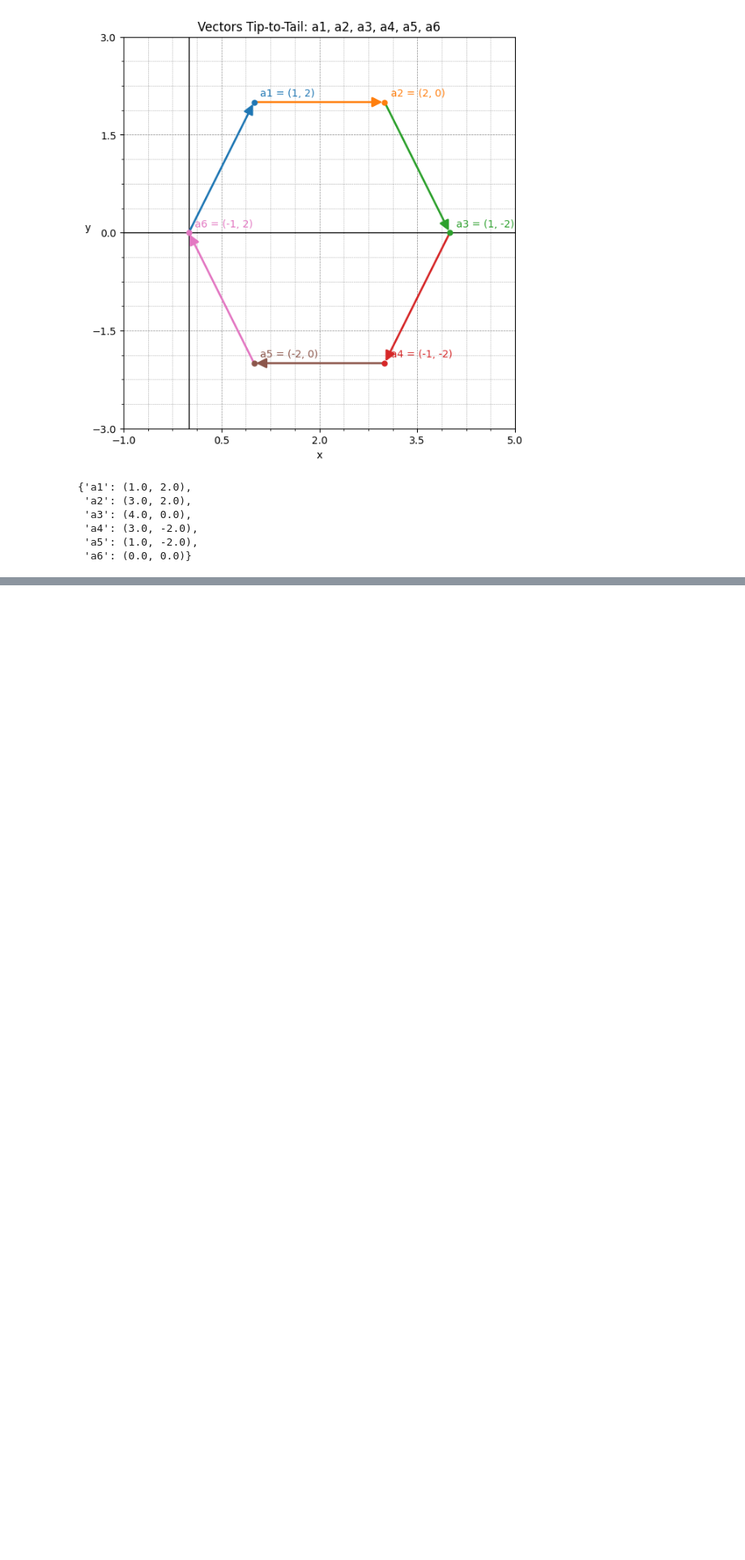
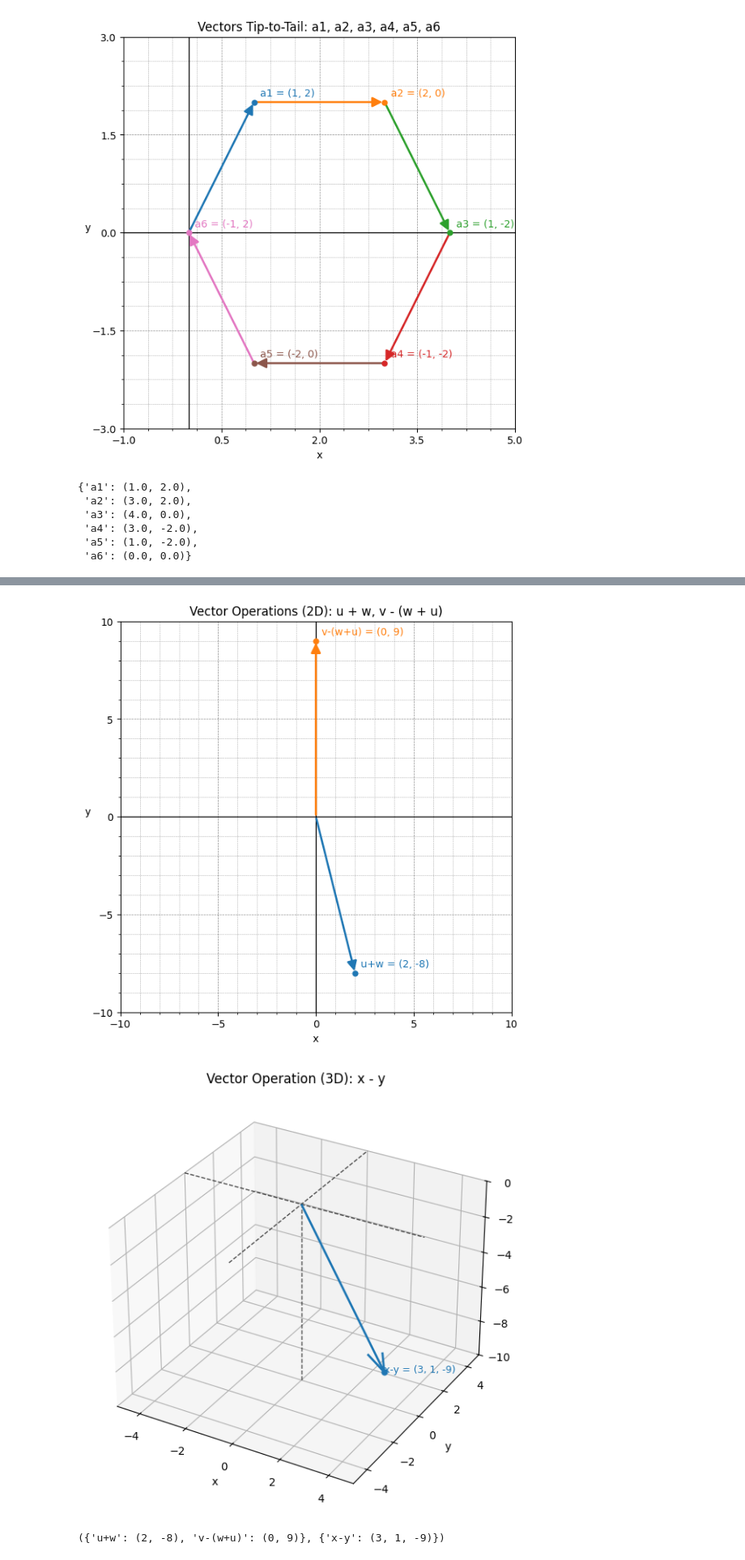
Before and after one commit to seanjiangsh/math-practice, a Jupyter notebook: linear-algebra/vectors.ipynb, the cells around one changed output, grey strips where cells are left out. Shown at 81% size. Drawn from its saved outputs; the diff is of its cells as text; code cells hidden in the pictures; blank space fills up the shorter version.

Commit message:
feat: vector operations plotting

```diff
--- a/linear-algebra/vectors.ipynb
+++ b/linear-algebra/vectors.ipynb
@@ -50,0 +55,43 @@ result
+# %%
+# Sketch u + w, x - y, and v - (w + u).
+vectors = {
+  'u': (-3, 5),
+  'w': (5, -13),
+  'y': (1, 4, 2),
+  'v': (2, 1),
+  'x': (4, 5, -7),
+}
+
+vec_to_plot_2D = {
+  'u+w': (vectors['u'][0] + vectors['w'][0], vectors['u'][1] + vectors['w'][1]),
+  'v-(w+u)': (
+    vectors['v'][0] - (vectors['w'][0] + vectors['u'][0]),
+    vectors['v'][1] - (vectors['w'][1] + vectors['u'][1]),
+  ),
+}
+
+vec_to_plot_3D = {
+  'x-y': (
+    vectors['x'][0] - vectors['y'][0],
+    vectors['x'][1] - vectors['y'][1],
+    vectors['x'][2] - vectors['y'][2],
+  ),
+}
+
+result_2d = plot_basic_vectors(
+  vec_to_plot_2D,
+  title='Vector Operations (2D): u + w, v - (w + u)',
+  limits={'x': (-10, 10), 'y': (-10, 10)},
+)
+
+result_3d = plot_basic_vectors(
+  vec_to_plot_3D,
+  title='Vector Operation (3D): x - y',
+  limits={'x': (-5, 5), 'y': (-5, 5), 'z': (-10, 0)},
+)
+
+result_2d, result_3d
+# %% [output]
+[figure, added]
+[figure, added]
+({'u+w': (2, -8), 'v-(w+u)': (0, 9)}, {'x-y': (3, 1, -9)})
```
Also changed, not shown: parts of 7 cells of this notebook, 1 other file.
